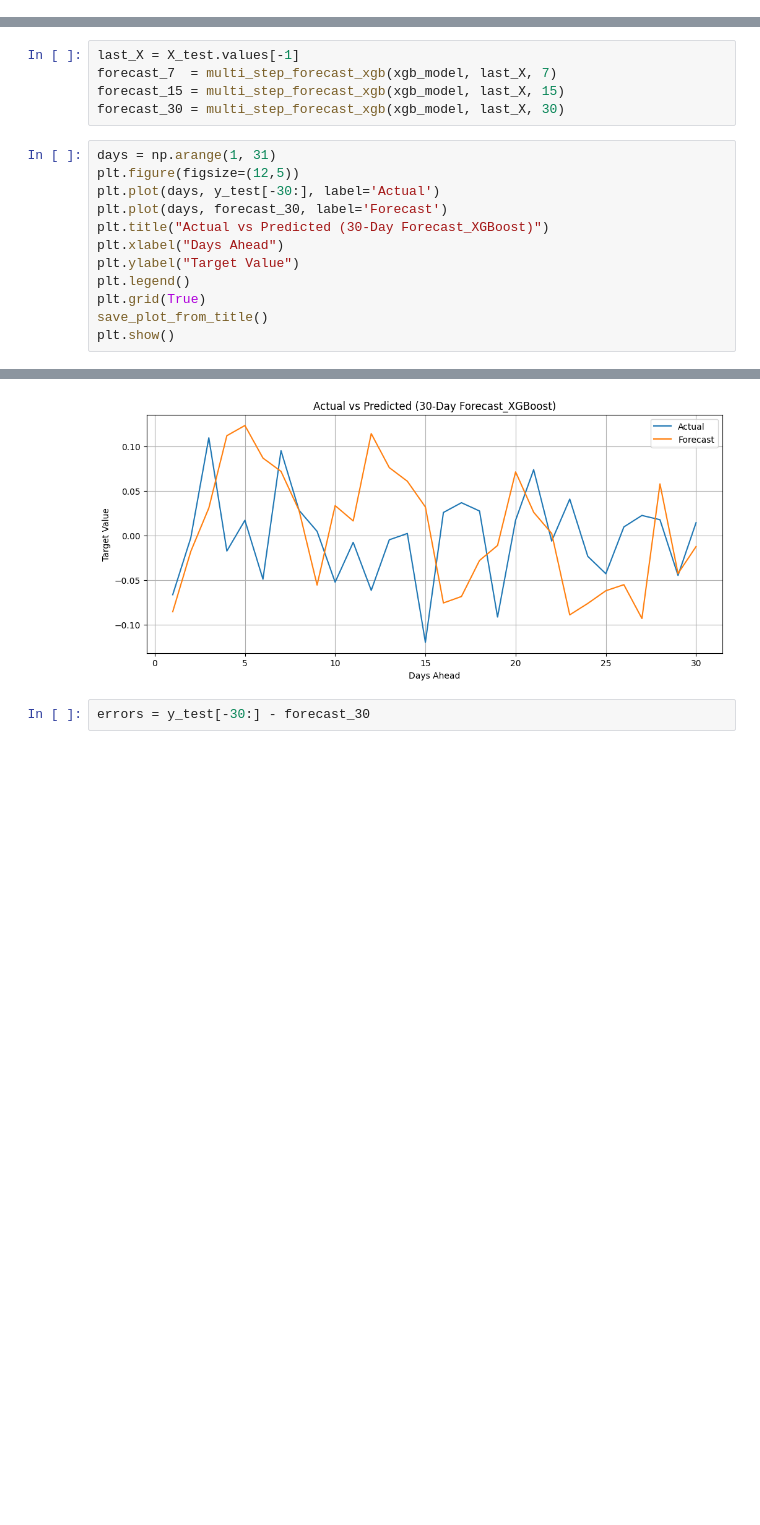
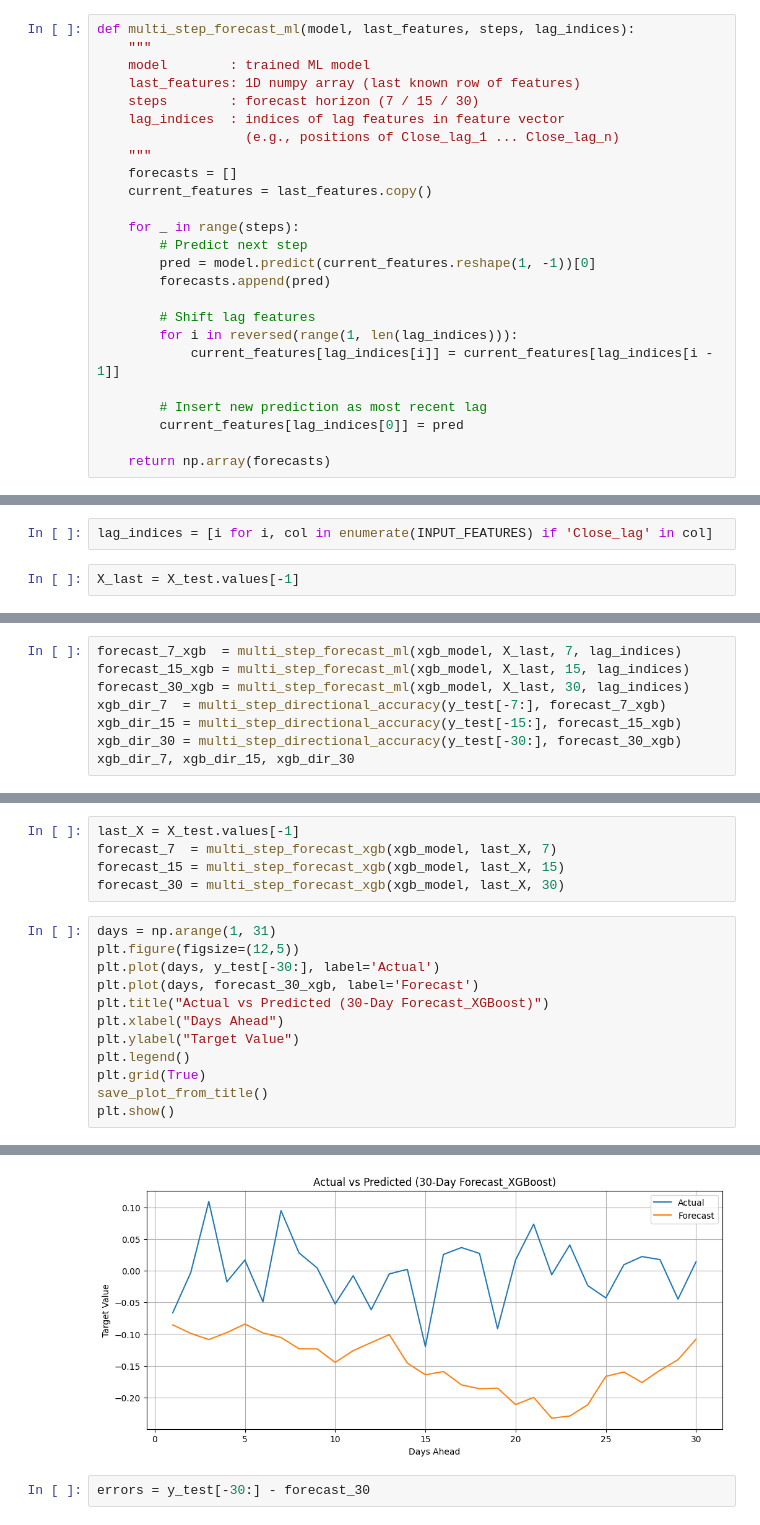
Before and after one commit to naresh5422/crypto-forecasting-project, a Jupyter notebook: notebooks/cryptocurrency_price_forecasting.ipynb, the cells around one changed output, grey strips where cells are left out. Cells and saved outputs as stored; diff of their text form; blank space fills up the shorter version.

Commit message:
All reports and models finilized

```diff
--- a/notebooks/cryptocurrency_price_forecasting.ipynb
+++ b/notebooks/cryptocurrency_price_forecasting.ipynb
@@ -134,6 +134,31 @@ def walk_forward_validation(model, X, y, train_size):
         preds.append(pred)
         actuals.append(y[i])
     return np.array(actuals), np.array(preds)
+# %%
+def multi_step_forecast_ml(model, last_features, steps, lag_indices):
+    """
+    model        : trained ML model
+    last_features: 1D numpy array (last known row of features)
+    steps        : forecast horizon (7 / 15 / 30)
+    lag_indices  : indices of lag features in feature vector
+                   (e.g., positions of Close_lag_1 ... Close_lag_n)
+    """
+    forecasts = []
+    current_features = last_features.copy()
+
+    for _ in range(steps):
+        # Predict next step
+        pred = model.predict(current_features.reshape(1, -1))[0]
+        forecasts.append(pred)
+
+        # Shift lag features
+        for i in reversed(range(1, len(lag_indices))):
+            current_features[lag_indices[i]] = current_features[lag_indices[i - 1]]
+
+        # Insert new prediction as most recent lag
+        current_features[lag_indices[0]] = pred
+
+    return np.array(forecasts)
 # %%
 def multi_step_forecast_xgb(model, last_row, steps):
     """
@@ -952,3 +996,7 @@ plt.show()
 # %% [output]
 Saved plot: ../reports\Compare_between_RF_Pred_and_RF_Actual.png
 [figure]
+# %%
+lag_indices = [i for i, col in enumerate(INPUT_FEATURES) if 'Close_lag' in col]
+# %%
+X_last = X_test.values[-1]
@@ -1018,3 +1110,11 @@ plt.show()
 # %% [output]
 Saved plot: ../reports\Compare_between_XGB_Pred_and_XGB_Actual.png
 [figure]
+# %%
+forecast_7_xgb  = multi_step_forecast_ml(xgb_model, X_last, 7, lag_indices)
+forecast_15_xgb = multi_step_forecast_ml(xgb_model, X_last, 15, lag_indices)
+forecast_30_xgb = multi_step_forecast_ml(xgb_model, X_last, 30, lag_indices)
+xgb_dir_7  = multi_step_directional_accuracy(y_test[-7:], forecast_7_xgb)
+xgb_dir_15 = multi_step_directional_accuracy(y_test[-15:], forecast_15_xgb)
+xgb_dir_30 = multi_step_directional_accuracy(y_test[-30:], forecast_30_xgb)
+xgb_dir_7, xgb_dir_15, xgb_dir_30
@@ -1565,18 +1697,18 @@ forecast_30 = multi_step_forecast_xgb(xgb_model, last_X, 30)
 # %%
 days = np.arange(1, 31)
 plt.figure(figsize=(12,5))
 plt.plot(days, y_test[-30:], label='Actual')
-plt.plot(days, forecast_30, label='Forecast')
+plt.plot(days, forecast_30_xgb, label='Forecast')
 plt.title("Actual vs Predicted (30-Day Forecast_XGBoost)")
 plt.xlabel("Days Ahead")
 plt.ylabel("Target Value")
 plt.legend()
 plt.grid(True)
 save_plot_from_title()
 plt.show()
 # %% [output]
 Saved plot: ../reports\Actual_vs_Predicted__30-Day_Forecast_XGBoost_.png
-[figure, old version]
+[figure, new version]
 # %%
 errors = y_test[-30:] - forecast_30
 # %%
```
Also changed, not shown: parts of 45 cells of this notebook, 25 other files.
